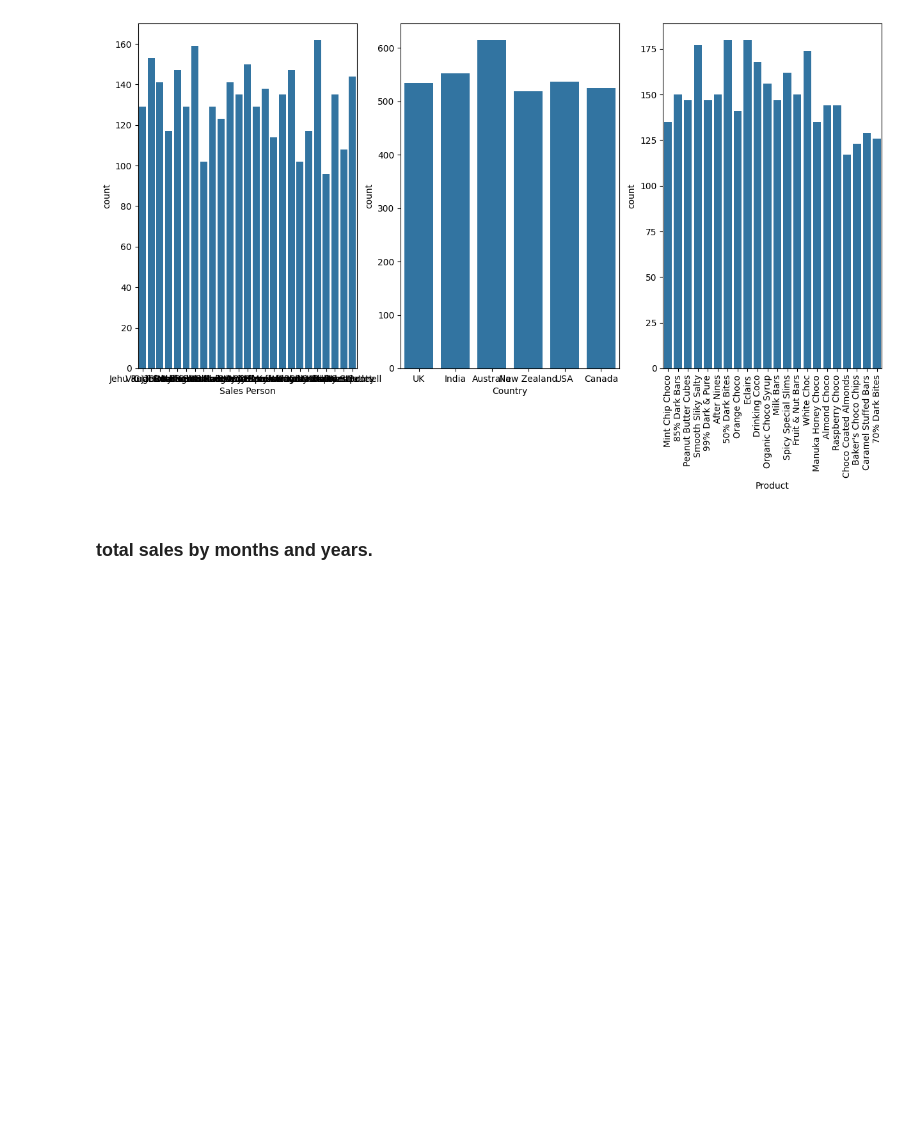
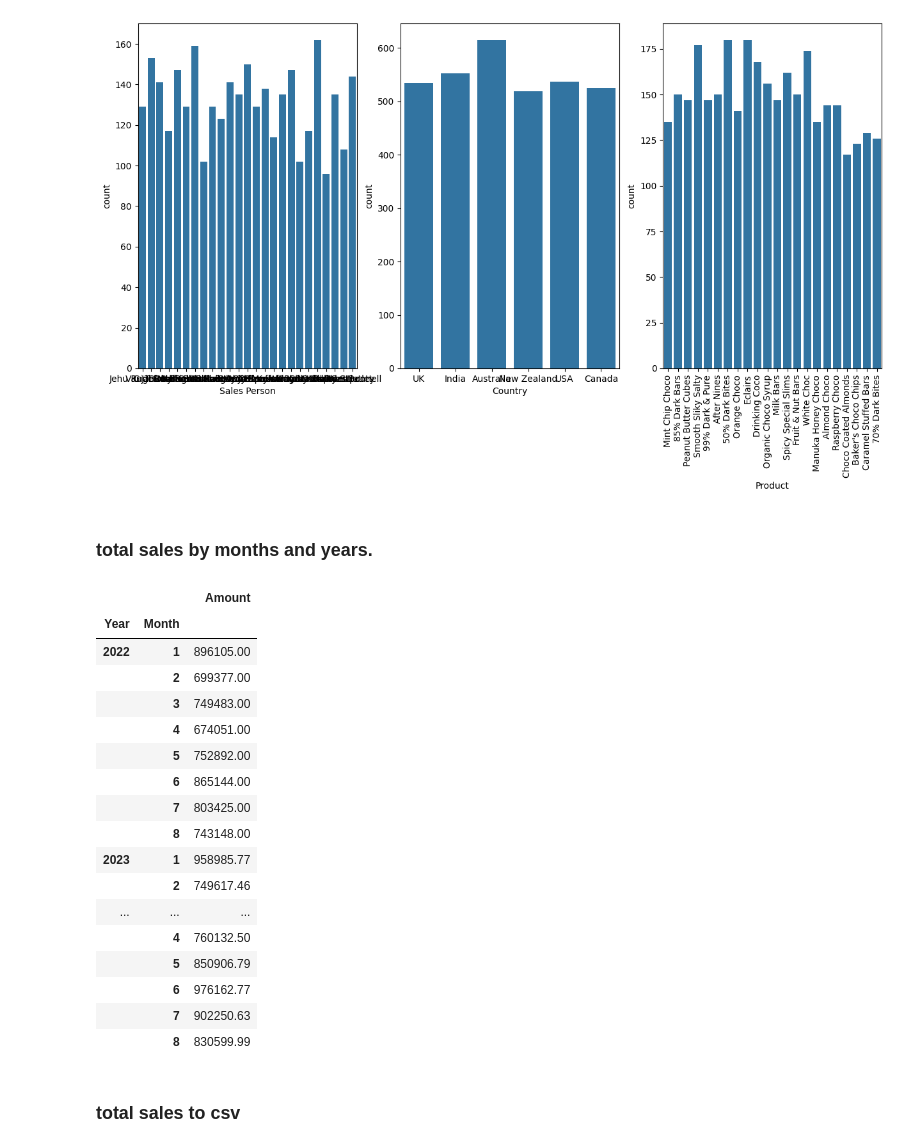
Before and after one commit to RealElvince/chocolate-sales-analysis, a Jupyter notebook: notebooks/chocolate_sales.ipynb, the cells around one changed output. Drawn from its saved outputs; the diff is of its cells as text; code cells hidden in the pictures; blank space fills up the shorter version.

```diff
--- a/notebooks/chocolate_sales.ipynb
+++ b/notebooks/chocolate_sales.ipynb
@@ -155,3 +156,26 @@ plt.show()
 ### total sales by months and years.
 # %%
 total_sales = pd.DataFrame(choco.groupby(['Year','Month'])['Amount'].sum())
+# %%
+total_sales
+# %% [output]
+|  |  | Amount |
+| Year | Month |  |
+| 2022 | 1 | 896105.00 |
+|  | 2 | 699377.00 |
+|  | 3 | 749483.00 |
+|  | 4 | 674051.00 |
+|  | 5 | 752892.00 |
+|  | 6 | 865144.00 |
+|  | 7 | 803425.00 |
+|  | 8 | 743148.00 |
+| 2023 | 1 | 958985.77 |
+|  | 2 | 749617.46 |
+| ... | ... | ... |
+|  | 4 | 760132.50 |
+|  | 5 | 850906.79 |
+|  | 6 | 976162.77 |
+|  | 7 | 902250.63 |
+|  | 8 | 830599.99 |
+# %% [markdown]
+### total sales to csv
```
Also changed, not shown: parts of 4 cells of this notebook, 1 other file.
